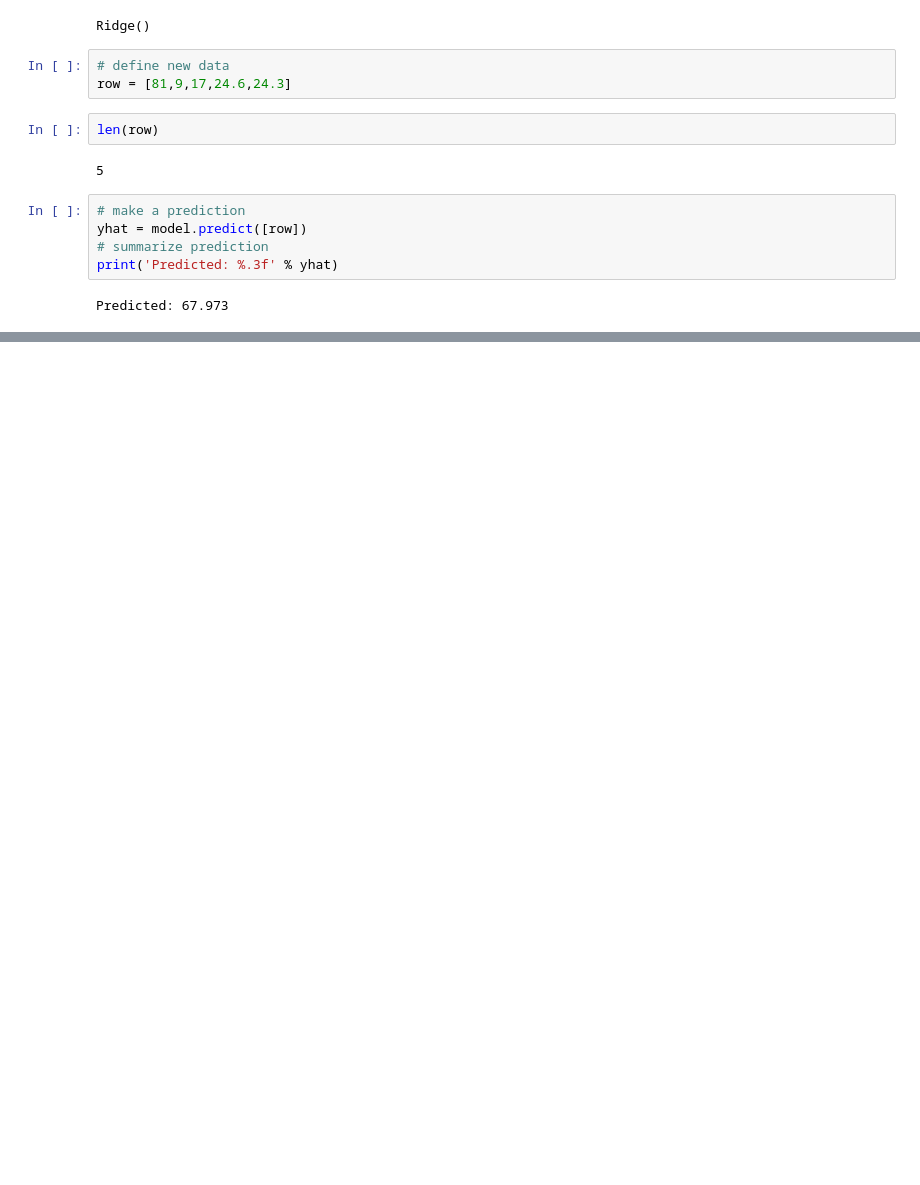
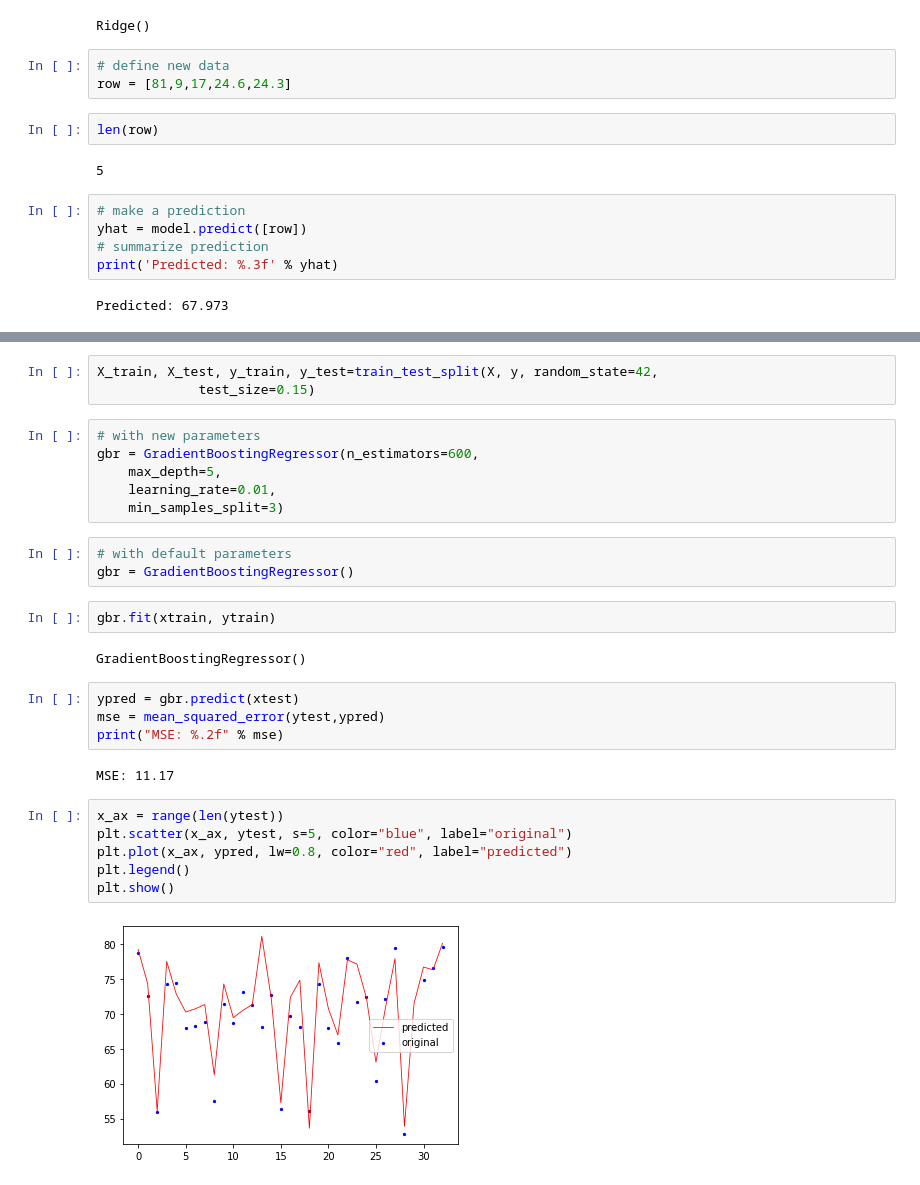
Before and after one commit to susovd/ML-lifeexpectancy-prediction, a Jupyter notebook: life_expectancy_analysis.ipynb, the cells around one changed output, grey strips where cells are left out. Saved outputs shown, nothing was run; the diff lists cells and outputs as text; blank space fills up the shorter version.

Commit message:
gradient boosting regression complete

```diff
--- a/life_expectancy_analysis.ipynb
+++ b/life_expectancy_analysis.ipynb
@@ -917,0 +775,30 @@ In practice, it is important to know how to choose an appropriate value for a de
+# %%
+X_train, X_test, y_train, y_test=train_test_split(X, y, random_state=42,
+             test_size=0.15)
+# %%
+# with new parameters
+gbr = GradientBoostingRegressor(n_estimators=600,
+    max_depth=5,
+    learning_rate=0.01,
+    min_samples_split=3)
+# %%
+# with default parameters
+gbr = GradientBoostingRegressor()
+# %%
+gbr.fit(xtrain, ytrain)
+# %% [output]
+GradientBoostingRegressor()
+# %%
+ypred = gbr.predict(xtest)
+mse = mean_squared_error(ytest,ypred)
+print("MSE: %.2f" % mse)
+# %% [output]
+MSE: 11.17
+# %%
+x_ax = range(len(ytest))
+plt.scatter(x_ax, ytest, s=5, color="blue", label="original")
+plt.plot(x_ax, ypred, lw=0.8, color="red", label="predicted")
+plt.legend()
+plt.show()
+# %% [output]
+[figure, added]
```
Also changed, not shown: parts of 29 cells of this notebook.
